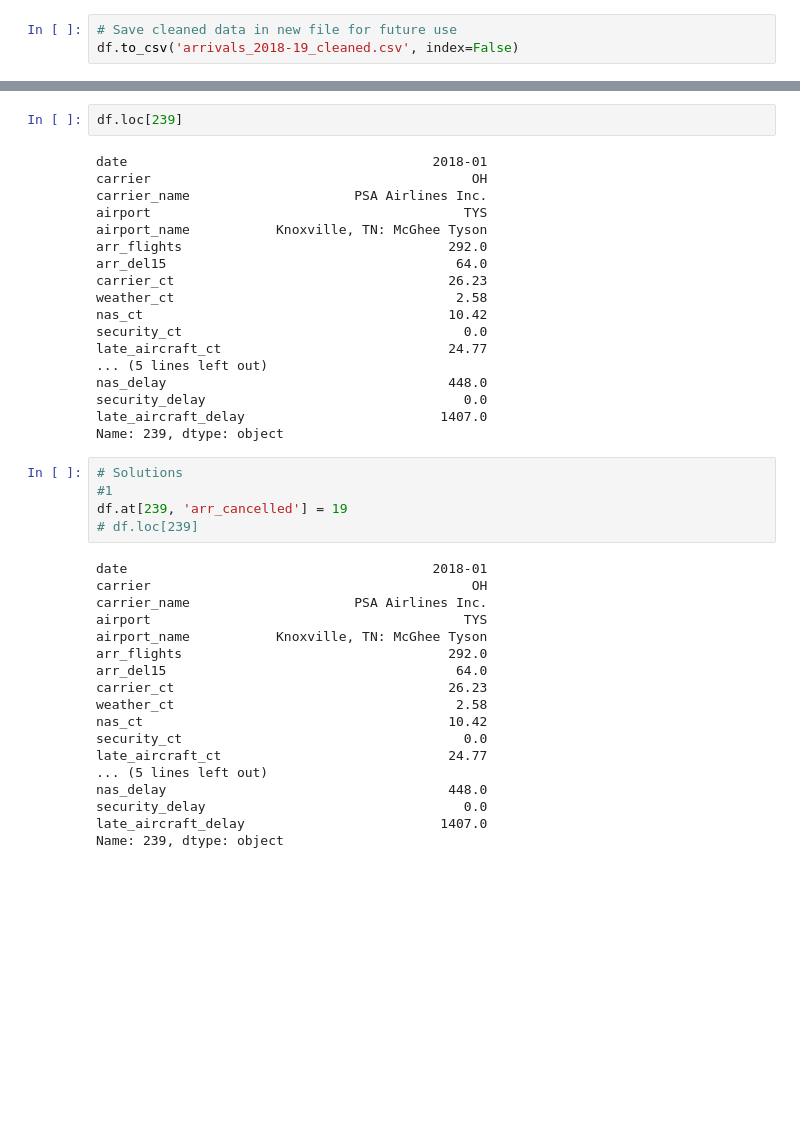
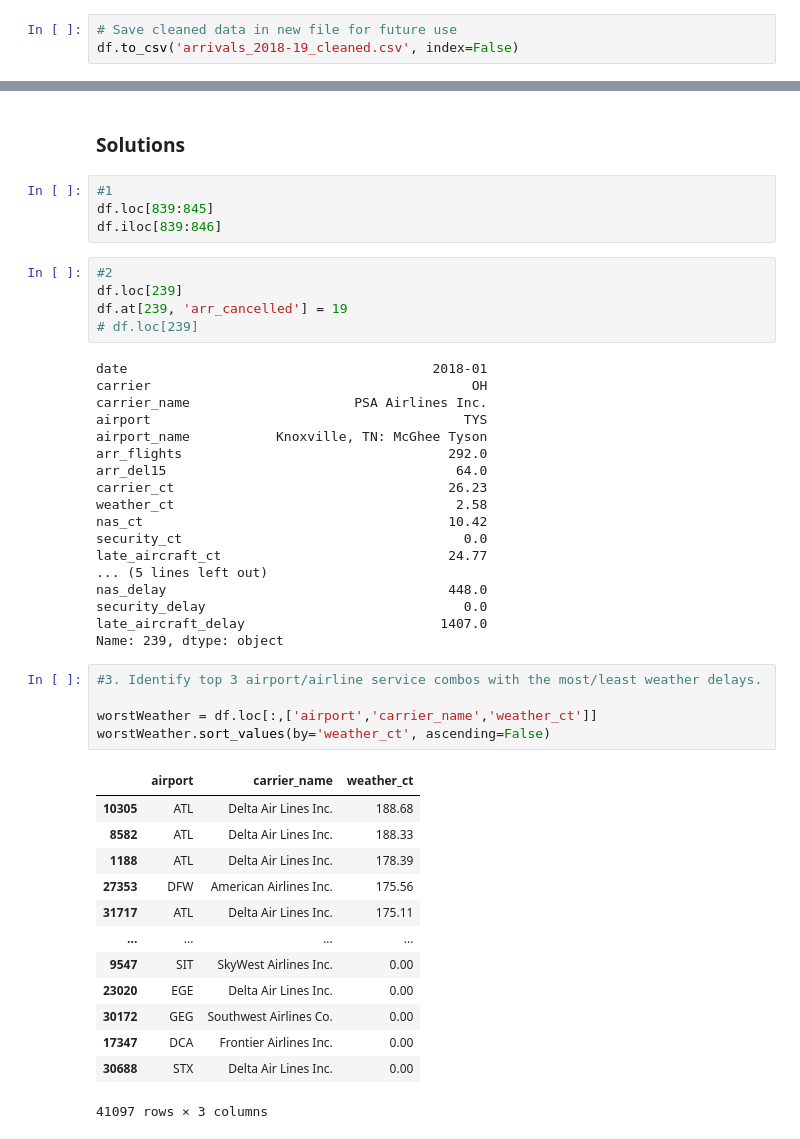
Before and after one commit to Davis-Data-Science-Club/Pandas-Tutorial, a Jupyter notebook: airline_delays_analysis.ipynb, the cells around one changed output, grey strips where cells are left out. Cells and saved outputs as stored; diff of their text form; blank space fills up the shorter version.

Commit message:
first draft complete. May need more info on groupby, and finish solutions for exercises.

```diff
--- a/airline_delays_analysis.ipynb
+++ b/airline_delays_analysis.ipynb
@@ -314,26 +268,12 @@ Spend the next 10-15 minutes and try to solve the following questions:
-# %%
-df.loc[239]
-# %% [output]
-date                                       2018-01
-carrier                                         OH
-carrier_name                     PSA Airlines Inc.
-airport                                        TYS
-airport_name           Knoxville, TN: McGhee Tyson
-arr_flights                                  292.0
-arr_del15                                     64.0
-carrier_ct                                   26.23
-weather_ct                                    2.58
-nas_ct                                       10.42
-security_ct                                    0.0
-late_aircraft_ct                             24.77
-... (5 lines left out)
-nas_delay                                    448.0
-security_delay                                 0.0
-late_aircraft_delay                         1407.0
-Name: 239, dtype: object
+# %% [markdown]
+### Solutions
+# %%
+#1
+df.loc[839:845]
+df.iloc[839:846]
 # %%
-# Solutions
-#1
+#2
+df.loc[239]
 df.at[239, 'arr_cancelled'] = 19
 # df.loc[239]
 # %% [output]
@@ -354,3 +294,22 @@ nas_delay                                    448.0
 security_delay                                 0.0
 late_aircraft_delay                         1407.0
 Name: 239, dtype: object
+# %%
+#3. Identify top 3 airport/airline service combos with the most/least weather delays.
+
+worstWeather = df.loc[:,['airport','carrier_name','weather_ct']]
+worstWeather.sort_values(by='weather_ct', ascending=False)
+# %% [output]
+|  | airport | carrier_name | weather_ct |
+| 10305 | ATL | Delta Air Lines Inc. | 188.68 |
+| 8582 | ATL | Delta Air Lines Inc. | 188.33 |
+| 1188 | ATL | Delta Air Lines Inc. | 178.39 |
+| 27353 | DFW | American Airlines Inc. | 175.56 |
+| 31717 | ATL | Delta Air Lines Inc. | 175.11 |
+| ... | ... | ... | ... |
+| 9547 | SIT | SkyWest Airlines Inc. | 0.00 |
+| 23020 | EGE | Delta Air Lines Inc. | 0.00 |
+| 30172 | GEG | Southwest Airlines Co. | 0.00 |
+| 17347 | DCA | Frontier Airlines Inc. | 0.00 |
+| 30688 | STX | Delta Air Lines Inc. | 0.00 |
+41097 rows × 3 columns
```
Also changed, not shown: parts of 10 cells of this notebook, 1 other file.
